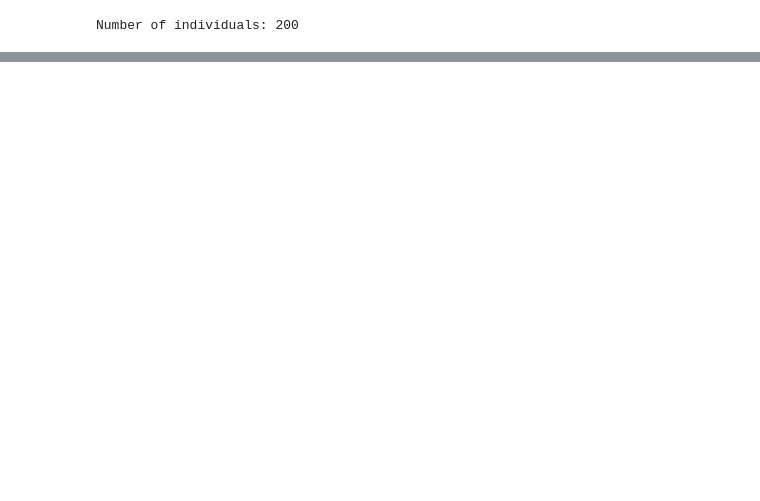
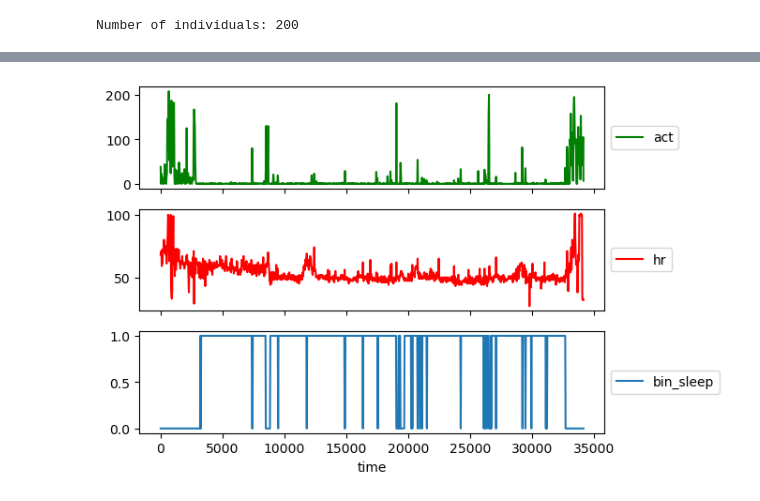
Before and after one commit to joaopalotti/rais_tutorial, a Jupyter notebook: 01_data_exploration.ipynb, the cells around one changed output, grey strips where cells are left out. Saved outputs shown, nothing was run; the diff lists cells and outputs as text; code cells hidden in the pictures; blank space fills up the shorter version.

```diff
--- a/01_data_exploration.ipynb
+++ b/01_data_exploration.ipynb
@@ -79,0 +80,6 @@ data_exploration(df[df["pid"] == pids[10]].dropna())
+# %%
+df["bin_sleep"] = (df["sleep_phase"] > 0).astype(int)
+# %%
+data_exploration(df[df["pid"] == pids[10]].dropna(), sleep_col="bin_sleep")
+# %% [output]
+[figure, added]
```
Also changed, not shown: parts of 8 cells of this notebook, 2 other files.
